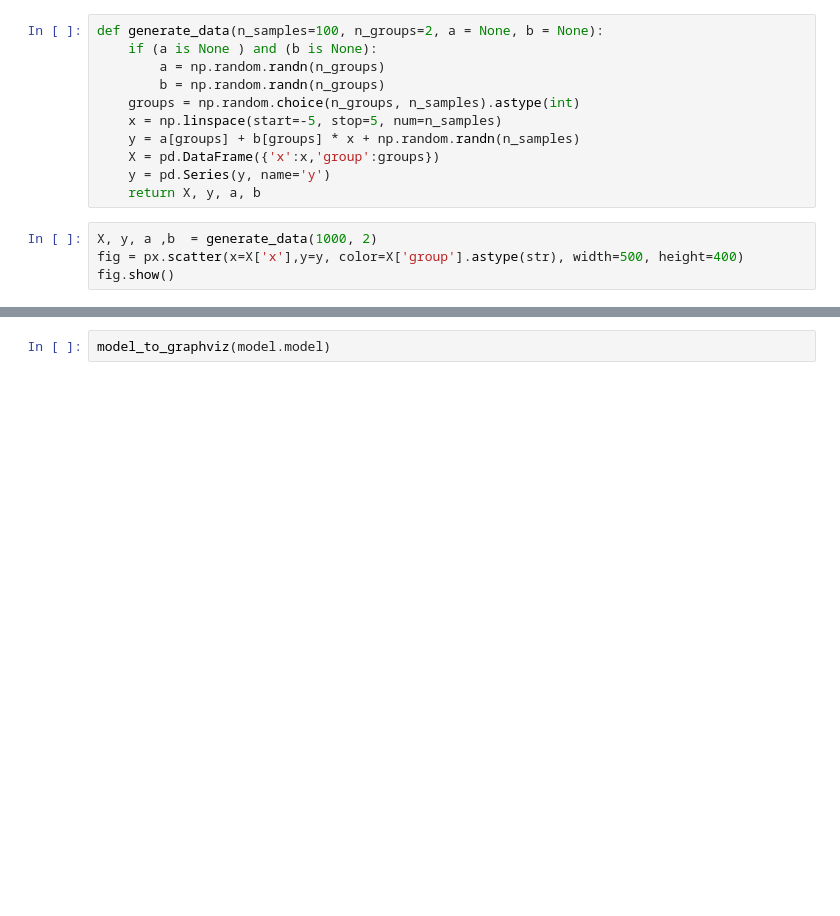
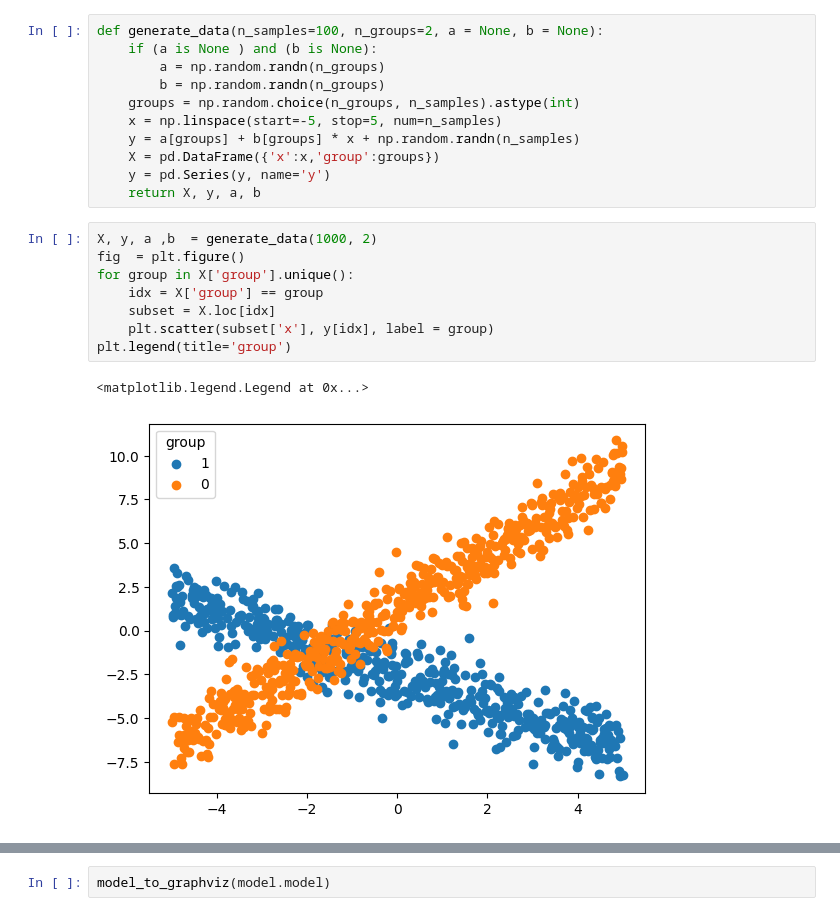
Before and after one commit to pymc-devs/pymc-experimental, a Jupyter notebook: notebooks/modelbuilder_example.ipynb, the cells around one changed output, grey strips where cells are left out. Cells and saved outputs as stored; diff of their text form; blank space fills up the shorter version.

```diff
--- a/notebooks/modelbuilder_example.ipynb
+++ b/notebooks/modelbuilder_example.ipynb
@@ -100,10 +98,17 @@ def generate_data(n_samples=100, n_groups=2, a = None, b = None):
     X = pd.DataFrame({'x':x,'group':groups})
     y = pd.Series(y, name='y')
     return X, y, a, b
-# %%
-X, y, a ,b  = generate_data(1000, 2)
-fig = px.scatter(x=X['x'],y=y, color=X['group'].astype(str), width=500, height=400)
-fig.show()
+# %%
+X, y, a ,b  = generate_data(1000, 2)
+fig  = plt.figure()
+for group in X['group'].unique():
+    idx = X['group'] == group
+    subset = X.loc[idx]
+    plt.scatter(subset['x'], y[idx], label = group)
+plt.legend(title='group')
+# %% [output]
+<matplotlib.legend.Legend at 0x...>
+[figure, added]
 # %%
 model = HierarchicalModel()
 idata = model.fit(X, y)
```
Also changed, not shown: parts of 5 cells of this notebook.
